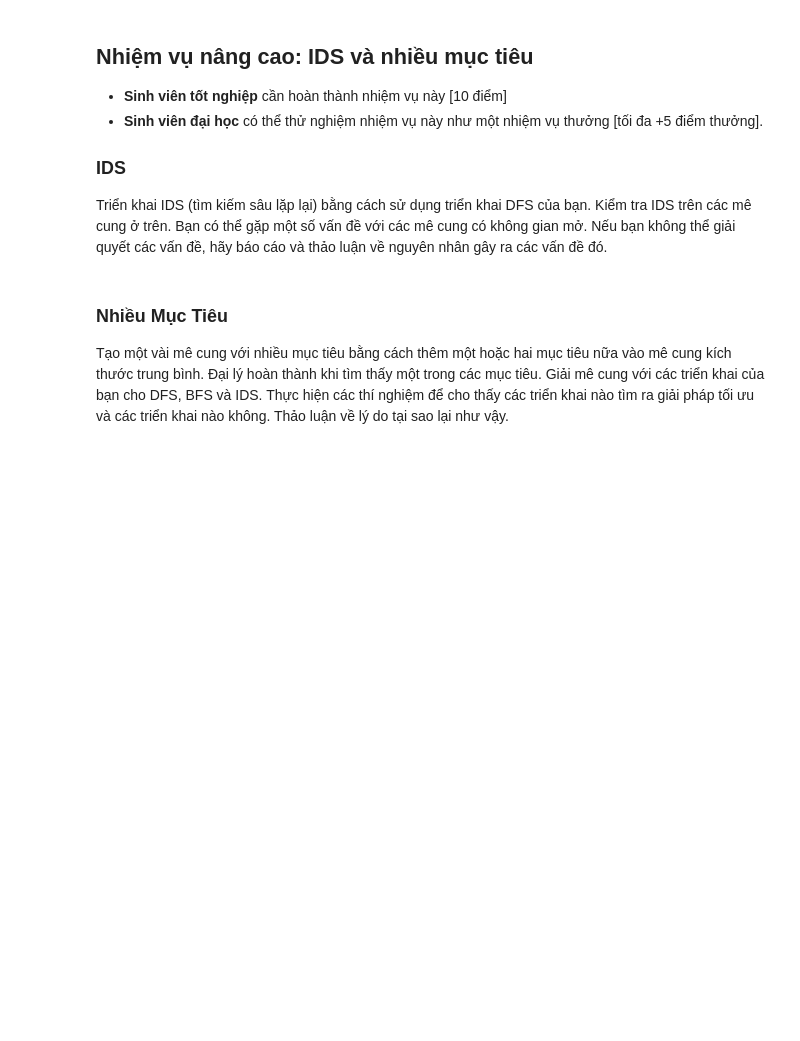
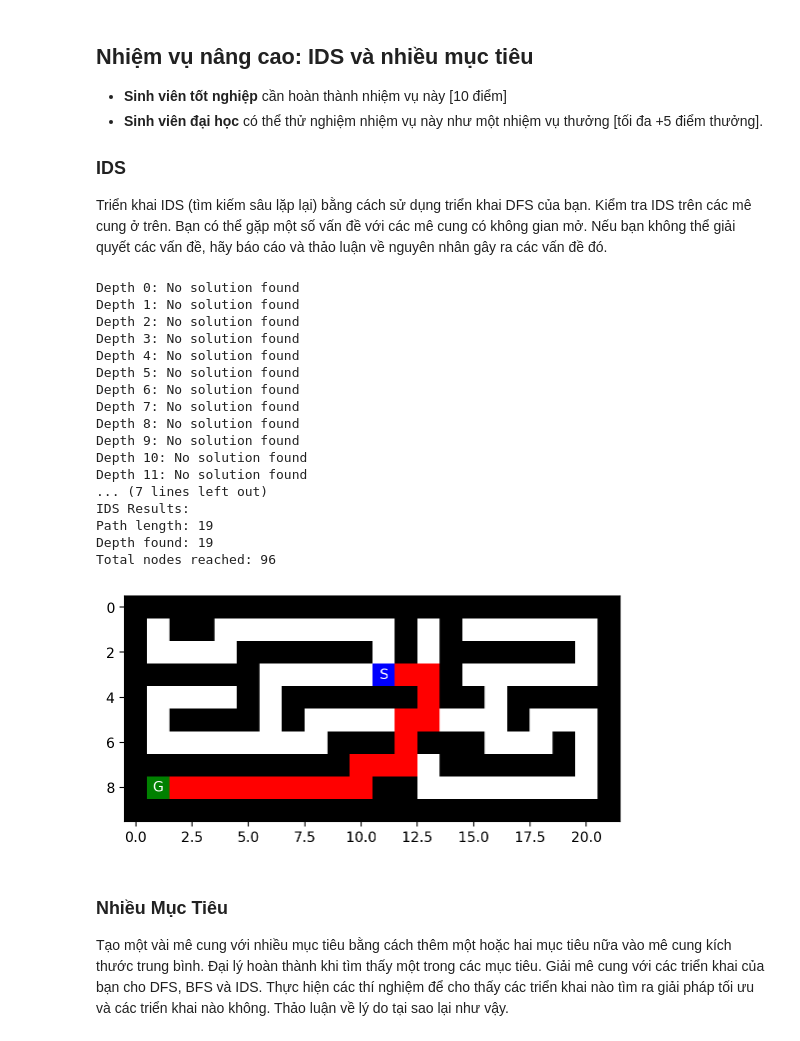
Before and after one commit to KHOAUSSR2003/Group-4-SGU, a Jupyter notebook: lab2_02_search/Maze.ipynb, the cells around one changed output. Drawn from its saved outputs; the diff is of its cells as text; code cells hidden in the pictures; blank space fills up the shorter version.

```diff
--- a/lab2_02_search/Maze.ipynb
+++ b/lab2_02_search/Maze.ipynb
@@ -321,7 +321,7 @@ def mark_path(maze, path):
         maze_copy[r, c] = "P"
     return maze_copy
 # %%
-maze, start, goal = load_maze("../lab02_02_search/small_maze.txt")
+maze, start, goal = load_maze("small_maze.txt")
 mh.show_maze(maze)
 # %% [output]
 [figure]
@@ -537,3 +664,59 @@ Triển khai IDS (tìm kiếm sâu lặp lại) bằng cách sử dụng triển
+# %%
+def depth_limited_search(start, goal, maze, limit):
+    stack = [Node(start)]
+    reached_order = []
+
+    while stack:
+        node = stack.pop()
+        reached_order.append(node.pos)
+
+        if node.pos == goal:
+            return node.path(), reached_order
+
+        if node.cost < limit:
+            path_set = set(node.path())
+            for action, nxt in neighbors_fn(node.pos, maze):
+                if nxt not in path_set:
+                    stack.append(Node(nxt, node, action, node.cost+1))
+
+    return None, reached_order
+
+def iterative_deepening_search(start, goal, maze, max_depth=50):
+    for depth in range(max_depth):
+        result, reached = depth_limited_search(start, goal, maze, depth)
+        if result:
+            return result, reached, depth
+        print(f"Depth {depth}: No solution found")
+    return None, [], max_depth
+
+maze, start, goal = load_maze("small_maze.txt")
+ids_path, ids_reached, depth_found = iterative_deepening_search(start, goal, maze)
+
+print(f"IDS Results:")
+print(f"Path length: {len(ids_path)-1 if ids_path else 'N/A'}")
+print(f"Depth found: {depth_found}")
+print(f"Total nodes reached: {len(ids_reached)}")
+if ids_path:
+    mh.show_maze(mark_path(maze, ids_path))
+# %% [output]
+Depth 0: No solution found
+Depth 1: No solution found
+Depth 2: No solution found
+Depth 3: No solution found
+Depth 4: No solution found
+Depth 5: No solution found
+Depth 6: No solution found
+Depth 7: No solution found
+Depth 8: No solution found
+Depth 9: No solution found
+Depth 10: No solution found
+Depth 11: No solution found
+... (7 lines left out)
+IDS Results:
+Path length: 19
+Depth found: 19
+Total nodes reached: 96
+[figure, added]
 # %% [markdown]
 ### Nhiều Mục Tiêu
 Tạo một vài mê cung với nhiều mục tiêu bằng cách thêm một hoặc hai mục tiêu nữa vào mê cung kích thước trung bình. Đại lý hoàn thành khi tìm thấy một trong các mục tiêu.
```
Also changed, not shown: parts of 12 cells of this notebook, 3 other files.
